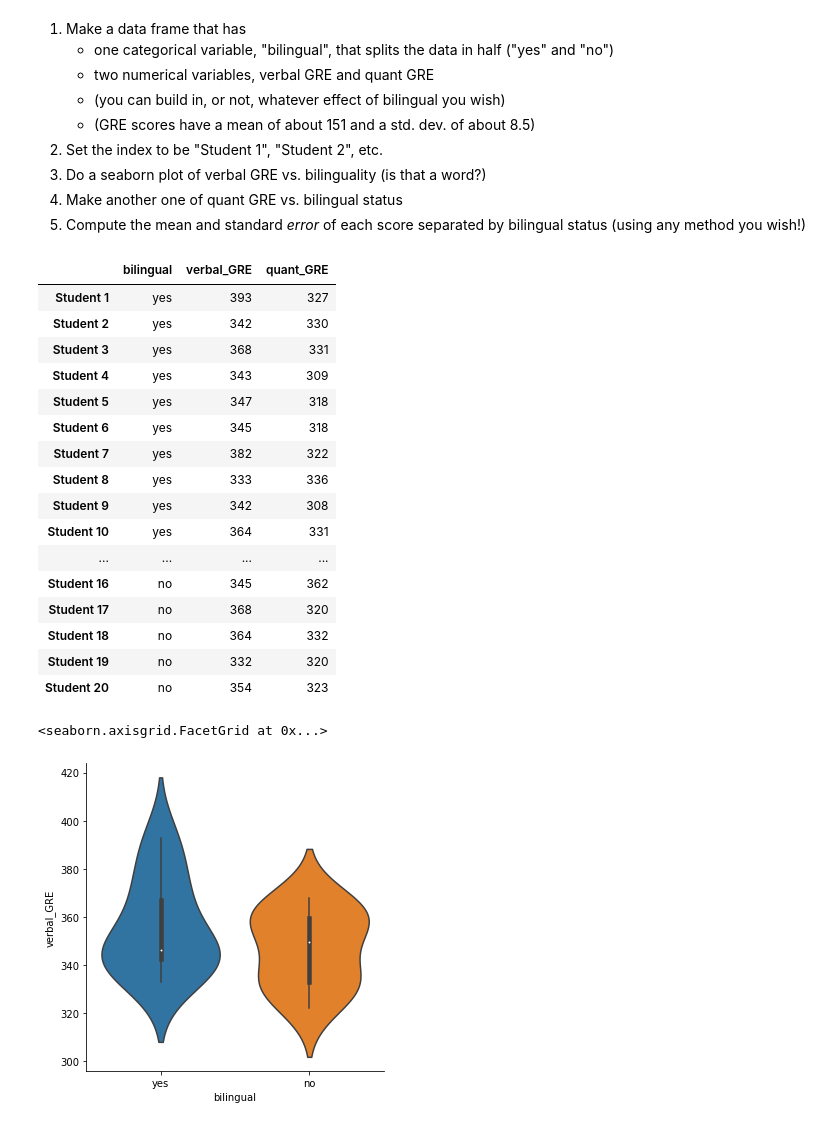
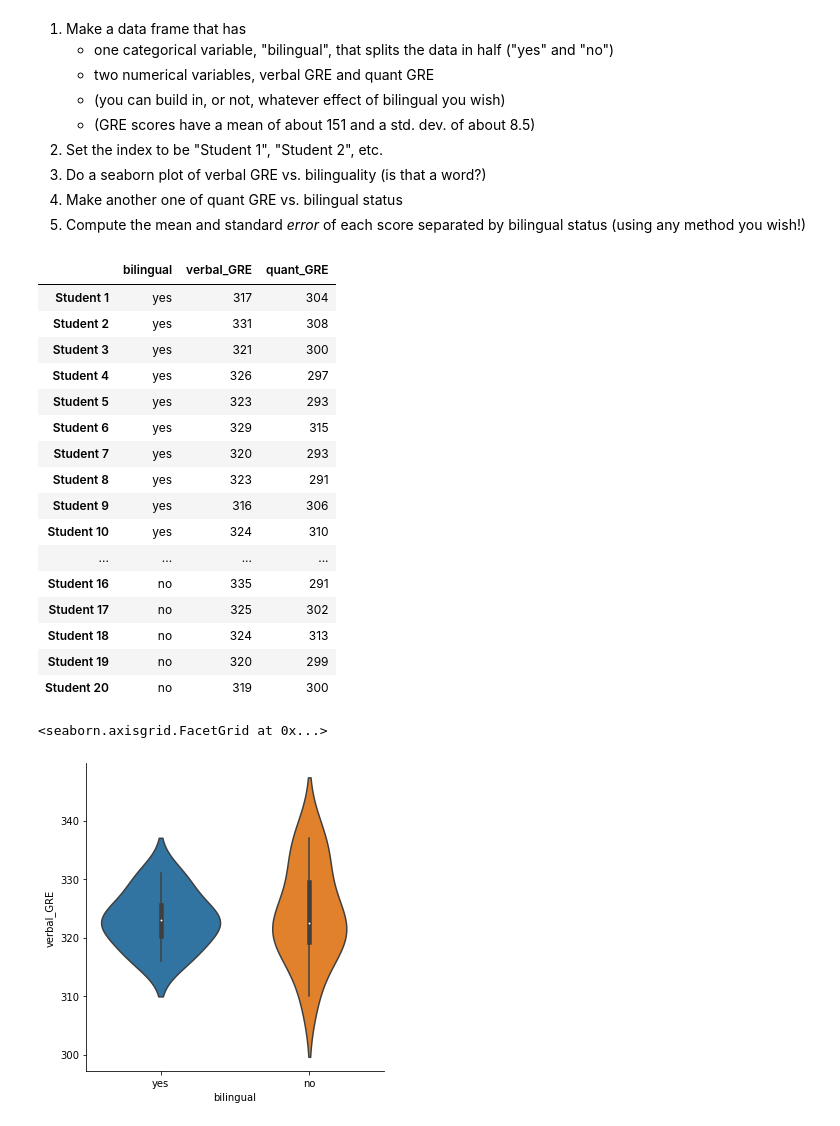
Before and after one commit to baramX3/PSY_submissions, a Jupyter notebook: tutorial_notebooks/tutorial018-Pandas-Advanced-WorkingWithData.ipynb, the cells around one changed output. Drawn from its saved outputs; the diff is of its cells as text; code cells hidden in the pictures.

```diff
--- a/tutorial_notebooks/tutorial018-Pandas-Advanced-WorkingWithData.ipynb
+++ b/tutorial_notebooks/tutorial018-Pandas-Advanced-WorkingWithData.ipynb
@@ -1027,57 +1062,59 @@ In this tutorial, we have covered some key aspects of working with data using pa
 # %%
 num_participant = 20 # total number of participants in the study
 
 # create bilingual array
 bilingual = pd.Series(['yes', 'no'])
 bilingual = bilingual.repeat(num_participant/2)
 bilingual = bilingual.reset_index(drop=True)
 
 # create verbal and quant GRE arrays for non-bilingual participants
-verbal_GRE_mono = np.int64(151 + 8.5*np.random.randn(num_patients,))
-quant_GRE_mono = np.int64(151 + 8.5*np.random.randn(num_patients,))
+verbal_GRE_mono = np.int64(153 + 4*np.random.randn(num_patients,))
+quant_GRE_mono = np.int64(150 + 5*np.random.randn(num_patients,))
 
 # create verbal and quant GRE arrays for bilingual participants
-verbal_GRE_bi = np.int64(195 + 15*np.random.randn(num_patients,))
-quant_GRE_bi = np.int64(175 + 8.5*np.random.randn(num_patients,))
+verbal_GRE_bi = np.int64(170 + 5*np.random.randn(num_patients,)) # NOTE TO SELF: uniform distribution allows you to set boundaries
+quant_GRE_bi = np.int64(152 + 7*np.random.randn(num_patients,))
 
 # combine verbal and quant GRE arrays for mono and bilingual participants
 verbal_GRE = verbal_GRE_bi + verbal_GRE_mono
 quant_GRE = quant_GRE_bi + quant_GRE_mono
 
 # create index array
 index = np.array([])
 for i in range(1, num_participant + 1):
     index = np.append(index, "Student " + str(i))
 
-# create dictionary to combine arrays
+# create dictionary by combining arrays
 df_dict = {'bilingual': bilingual, 'verbal_GRE': verbal_GRE, 'quant_GRE' : quant_GRE}
+
+# create df based on dictionary
 bilingual_GRE = pd.DataFrame(df_dict)
 bilingual_GRE.index = index # specify index
 bilingual_GRE
 # %% [output]
 |  | bilingual | verbal_GRE | quant_GRE |
-| Student 1 | yes | 393 | 327 |
-| Student 2 | yes | 342 | 330 |
-| Student 3 | yes | 368 | 331 |
-| Student 4 | yes | 343 | 309 |
-| Student 5 | yes | 347 | 318 |
-| Student 6 | yes | 345 | 318 |
-| Student 7 | yes | 382 | 322 |
-| Student 8 | yes | 333 | 336 |
-| Student 9 | yes | 342 | 308 |
-| Student 10 | yes | 364 | 331 |
+| Student 1 | yes | 317 | 304 |
+| Student 2 | yes | 331 | 308 |
+| Student 3 | yes | 321 | 300 |
+| Student 4 | yes | 326 | 297 |
+| Student 5 | yes | 323 | 293 |
+| Student 6 | yes | 329 | 315 |
+| Student 7 | yes | 320 | 293 |
+| Student 8 | yes | 323 | 291 |
+| Student 9 | yes | 316 | 306 |
+| Student 10 | yes | 324 | 310 |
 | ... | ... | ... | ... |
-| Student 16 | no | 345 | 362 |
-| Student 17 | no | 368 | 320 |
-| Student 18 | no | 364 | 332 |
-| Student 19 | no | 332 | 320 |
-| Student 20 | no | 354 | 323 |
+| Student 16 | no | 335 | 291 |
+| Student 17 | no | 325 | 302 |
+| Student 18 | no | 324 | 313 |
+| Student 19 | no | 320 | 299 |
+| Student 20 | no | 319 | 300 |
 # %%
 # plot verbal GRE vs. bilinguality
 sns.catplot(data=bilingual_GRE, x='bilingual', y='verbal_GRE', kind='violin')
 # %% [output]
 <seaborn.axisgrid.FacetGrid at 0x...>
-[figure, old version]
+[figure, new version]
 # %%
 # plot quant GRE vs. bilingual status
 sns.catplot(data=bilingual_GRE, x='bilingual', y='quant_GRE', kind='violin')
```
Also changed, not shown: parts of 69 cells of this notebook.
